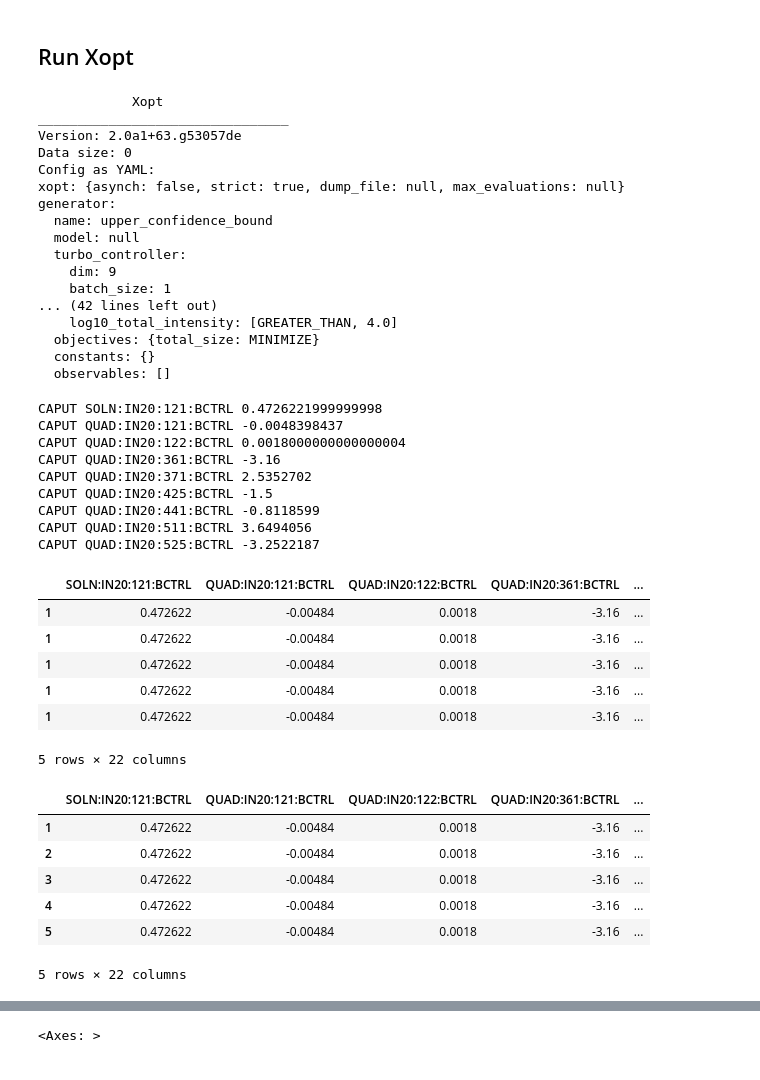
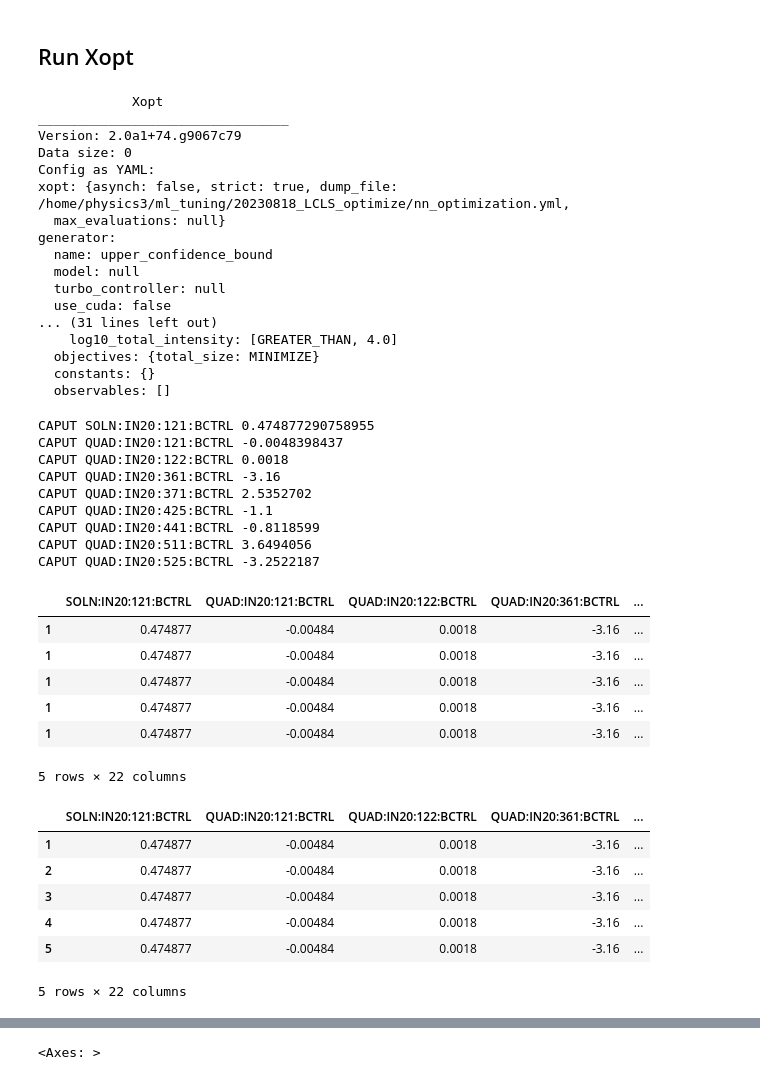
Before and after one commit to t-bz/SLAC_Xopt, a Jupyter notebook: lcls/nn_prior/nn_optimization.ipynb, the cells around one changed output, grey strips where cells are left out. Drawn from its saved outputs; the diff is of its cells as text; code cells hidden in the pictures.

```diff
--- a/lcls/nn_prior/nn_optimization.ipynb
+++ b/lcls/nn_prior/nn_optimization.ipynb
@@ -82,6 +82,7 @@ from epics import caput, caget_many
 from time import sleep
 import numpy as np
 def eval_beamsize(inputs):
+        global image_diagnostic
         # set PVs
         for k, v in inputs.items():
             print(f'CAPUT {k} {v}')
@@ -90,7 +91,7 @@ def eval_beamsize(inputs):
         sleep(2.0)
 
         # get beam sizes from image diagnostic
-        metadata = inputs | image_diangostic.dict()
+        metadata = inputs
         results = image_diagnostic.measure_beamsize(5, **metadata)
         results["S_x_mm"] = np.array(results["Sx"]) * 1e-3
         results["S_y_mm"] = np.array(results["Sy"]) * 1e-3
@@ -100,6 +101,7 @@ def eval_beamsize(inputs):
 
         # add total beam size
         results["total_size"] = np.sqrt(np.array(results["Sx"]) ** 2 + np.array(results["Sy"]) ** 2)
+        # results["total_size"] = np.sqrt(np.abs(np.array(results["Sx"])) * np.array(results["Sy"]))
         return results
 # %% [markdown]
 ## Define NN prior
@@ -197,64 +199,67 @@ generator = UpperConfidenceBoundGenerator(
 generator.numerical_optimizer.max_iter = 200
 evaluator = Evaluator(function=eval_beamsize)
 X = Xopt(generator=generator, evaluator=evaluator, vocs=vocs)
+X.options.dump_file = run_dir + "nn_optimization.yml"
 X
 # %% [output]
             Xopt
 ________________________________
-Version: 2.0a1+63.g53057de
+Version: 2.0a1+74.g9067c79
 Data size: 0
 Config as YAML:
-xopt: {asynch: false, strict: true, dump_file: null, max_evaluations: null}
+xopt: {asynch: false, strict: true, dump_file: /home/physics3/ml_tuning/20230818_LCLS_optimize/nn_optimization.yml,
+  max_evaluations: null}
 generator:
   name: upper_confidence_bound
   model: null
-  turbo_controller:
-    dim: 9
-    batch_size: 1
-... (42 lines left out)
+  turbo_controller: null
+  use_cuda: false
+... (31 lines left out)
     log10_total_intensity: [GREATER_THAN, 4.0]
   objectives: {total_size: MINIMIZE}
   constants: {}
   observables: []
 # %%
-default = {'SOLN:IN20:121:BCTRL': 0.4726221999999998,
+import pandas as pd
+
+default = {'SOLN:IN20:121:BCTRL': 0.474877290758955,
  'QUAD:IN20:121:BCTRL': -0.0048398437,
- 'QUAD:IN20:122:BCTRL': 0.0018000000000000004,
+ 'QUAD:IN20:122:BCTRL': 0.0018,
  'QUAD:IN20:361:BCTRL': -3.16,
  'QUAD:IN20:371:BCTRL': 2.5352702,
- 'QUAD:IN20:425:BCTRL': -1.5,
+ 'QUAD:IN20:425:BCTRL': -1.1,
  'QUAD:IN20:441:BCTRL': -0.8118599,
  'QUAD:IN20:511:BCTRL': 3.6494056,
- 'QUAD:IN20:525:BCTRL': -3.2522187}
+ 'QUAD:IN20:525:BCTRL': -3.2522187,
+}
+
+X.evaluate_data(pd.DataFrame(default, index=[0]))
+# %% [output]
+CAPUT SOLN:IN20:121:BCTRL 0.474877290758955
+CAPUT QUAD:IN20:121:BCTRL -0.0048398437
+CAPUT QUAD:IN20:122:BCTRL 0.0018
+CAPUT QUAD:IN20:361:BCTRL -3.16
+CAPUT QUAD:IN20:371:BCTRL 2.5352702
+CAPUT QUAD:IN20:425:BCTRL -1.1
+CAPUT QUAD:IN20:441:BCTRL -0.8118599
+CAPUT QUAD:IN20:511:BCTRL 3.6494056
+CAPUT QUAD:IN20:525:BCTRL -3.2522187
+|  | SOLN:IN20:121:BCTRL | QUAD:IN20:121:BCTRL | QUAD:IN20:122:BCTRL | QUAD:IN20:361:BCTRL | ... |
+| 1 | 0.474877 | -0.00484 | 0.0018 | -3.16 | ... |
+| 1 | 0.474877 | -0.00484 | 0.0018 | -3.16 | ... |
+| 1 | 0.474877 | -0.00484 | 0.0018 | -3.16 | ... |
+| 1 | 0.474877 | -0.00484 | 0.0018 | -3.16 | ... |
+| 1 | 0.474877 | -0.00484 | 0.0018 | -3.16 | ... |
+5 rows × 22 columns
-# %%
-import pandas as pd
-X.evaluate_data(pd.DataFrame(default, index=[0]))
-# %% [output]
-CAPUT SOLN:IN20:121:BCTRL 0.4726221999999998
-CAPUT QUAD:IN20:121:BCTRL -0.0048398437
-CAPUT QUAD:IN20:122:BCTRL 0.0018000000000000004
-CAPUT QUAD:IN20:361:BCTRL -3.16
-CAPUT QUAD:IN20:371:BCTRL 2.5352702
-CAPUT QUAD:IN20:425:BCTRL -1.5
-CAPUT QUAD:IN20:441:BCTRL -0.8118599
-CAPUT QUAD:IN20:511:BCTRL 3.6494056
-CAPUT QUAD:IN20:525:BCTRL -3.2522187
-|  | SOLN:IN20:121:BCTRL | QUAD:IN20:121:BCTRL | QUAD:IN20:122:BCTRL | QUAD:IN20:361:BCTRL | ... |
-| 1 | 0.472622 | -0.00484 | 0.0018 | -3.16 | ... |
-| 1 | 0.472622 | -0.00484 | 0.0018 | -3.16 | ... |
-| 1 | 0.472622 | -0.00484 | 0.0018 | -3.16 | ... |
-| 1 | 0.472622 | -0.00484 | 0.0018 | -3.16 | ... |
-| 1 | 0.472622 | -0.00484 | 0.0018 | -3.16 | ... |
-5 rows × 22 columns
 # %%
 X.data
 # %% [output]
 |  | SOLN:IN20:121:BCTRL | QUAD:IN20:121:BCTRL | QUAD:IN20:122:BCTRL | QUAD:IN20:361:BCTRL | ... |
-| 1 | 0.472622 | -0.00484 | 0.0018 | -3.16 | ... |
-| 2 | 0.472622 | -0.00484 | 0.0018 | -3.16 | ... |
-| 3 | 0.472622 | -0.00484 | 0.0018 | -3.16 | ... |
-| 4 | 0.472622 | -0.00484 | 0.0018 | -3.16 | ... |
-| 5 | 0.472622 | -0.00484 | 0.0018 | -3.16 | ... |
+| 1 | 0.474877 | -0.00484 | 0.0018 | -3.16 | ... |
+| 2 | 0.474877 | -0.00484 | 0.0018 | -3.16 | ... |
+| 3 | 0.474877 | -0.00484 | 0.0018 | -3.16 | ... |
+| 4 | 0.474877 | -0.00484 | 0.0018 | -3.16 | ... |
+| 5 | 0.474877 | -0.00484 | 0.0018 | -3.16 | ... |
 5 rows × 22 columns
 # %%
 for i in range(10):
```
Also changed, not shown: parts of 9 cells of this notebook, 9 other files.
